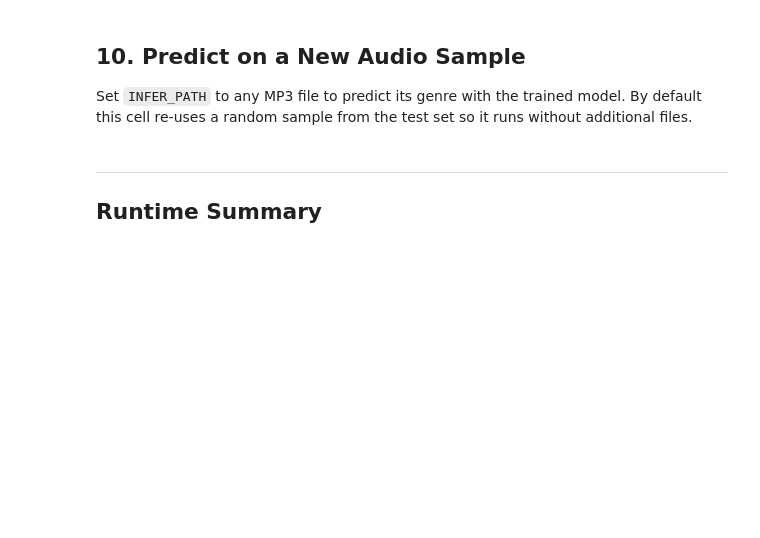
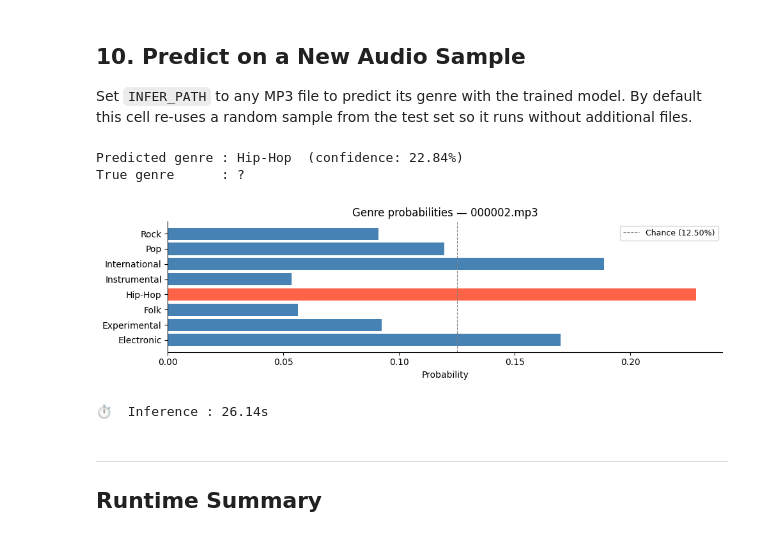
Before and after one commit to howienguyen/machine-learning-1, a Jupyter notebook: MelCNN-MGR/notebooks/baseline_mfcc_cnn_v5.ipynb, the cells around one changed output. Saved outputs shown, nothing was run; the diff lists cells and outputs as text; code cells hidden in the pictures; blank space fills up the shorter version.

```diff
--- a/MelCNN-MGR/notebooks/baseline_mfcc_cnn_v5.ipynb
+++ b/MelCNN-MGR/notebooks/baseline_mfcc_cnn_v5.ipynb
@@ -625,9 +719,27 @@ test_index  = build_mfcc_index(test_df,  "test",       MFCC_CACHE_DIR, NUM_WORKE
 def _usable(df: pd.DataFrame) -> pd.DataFrame:
     return df[df["status"].isin(["ok", "cached"])].reset_index(drop=True)
 
-train_index_u = _usable(train_index)
-val_index_u   = _usable(val_index)
-test_index_u  = _usable(test_index)
+def _purge_corrupt(index_df: pd.DataFrame, expected_shape: tuple) -> pd.DataFrame:
+    """Drop index rows whose cached .npy is missing or corrupt; delete the bad files."""
+    ok_mask = []
+    n_corrupt = 0
+    for p in index_df["mfcc_path"]:
+        valid = _is_valid_npy(Path(p), expected_shape)
+        ok_mask.append(valid)
+        if not valid:
+            n_corrupt += 1
+            print(f"  [WARN] Corrupt/missing cache entry deleted: {p}")
+            try:
+                Path(p).unlink(missing_ok=True)
+            except Exception:
+                pass
+    if n_corrupt:
+        print(f"  Purged {n_corrupt} corrupt/missing cache entries (will be re-extracted on next run).")
+    return index_df[ok_mask].reset_index(drop=True)
+
+train_index_u = _purge_corrupt(_usable(train_index), MFCC_SHAPE)
+val_index_u   = _purge_corrupt(_usable(val_index),   MFCC_SHAPE)
+test_index_u  = _purge_corrupt(_usable(test_index),  MFCC_SHAPE)
 
 print("\nUsable rows:")
 print(f"  train: {len(train_index_u):,} / {len(train_index):,}")
@@ -1072,7 +1285,7 @@ additional files.
 # %%
 _t0 = _time_module.perf_counter()
 
-INFER_PATH = None   # e.g. Path("/path/to/my_track.mp3")
+INFER_PATH = "../../FMA/fma_medium/000/000002.mp3"   # e.g. Path("/path/to/my_track.mp3")
 
 if INFER_PATH is None:
     rng_idx    = np.random.randint(len(test_df))
@@ -1080,10 +1293,11 @@ if INFER_PATH is None:
     true_genre = test_df.iloc[rng_idx]["genre_top"]
     print(f"Using test sample: {INFER_PATH.name}  (true genre: {true_genre})")
 else:
+    INFER_PATH = Path(INFER_PATH)
     true_genre = "?"
 
 try:
-    y = _load_audio_simple(Path(INFER_PATH), sr=SAMPLE_RATE, mono=True, duration=30.0)
+    y = _load_audio_simple(INFER_PATH, sr=SAMPLE_RATE, mono=True, duration=30.0)
     ok, reason = _sanity_check_audio(y, SAMPLE_RATE)
     if not ok:
         raise ValueError(f"sanity_check_failed:{reason}")
@@ -1091,33 +1305,38 @@ try:
 except Exception as exc:
     print(f"Could not load/extract MFCC: {exc}")
     mfcc = None
 
 if mfcc is not None:
     x_infer = ((mfcc[np.newaxis, ..., np.newaxis] - mu) / std).astype(np.float32)
 
     probs      = model.predict(x_infer, verbose=0)[0]
     pred_idx   = int(np.argmax(probs))
     pred_genre = GENRE_CLASSES[pred_idx]
     confidence = float(probs[pred_idx])
 
     print(f"\nPredicted genre : {pred_genre}  (confidence: {confidence:.2%})")
     print(f"True genre      : {true_genre}")
 
     fig, ax = plt.subplots(figsize=(10, 3))
     colors = ["steelblue" if g != pred_genre else "tomato" for g in GENRE_CLASSES]
     ax.barh(GENRE_CLASSES, probs, color=colors)
     ax.set_xlabel("Probability")
     ax.set_title(f"Genre probabilities — {INFER_PATH.name}")
     ax.axvline(1 / N_CLASSES, color="grey", linestyle="--", linewidth=0.8,
                label=f"Chance ({1/N_CLASSES:.2%})")
     ax.legend(fontsize=9)
     for spine in ["top", "right"]:
         ax.spines[spine].set_visible(False)
     plt.tight_layout()
     plt.show()
 
 _section_times["10. Inference (refactor)"] = _time_module.perf_counter() - _t0
 print(f"\n⏱  Inference : {_section_times['10. Inference (refactor)']:.2f}s")
+# %% [output]
+Predicted genre : Hip-Hop  (confidence: 22.84%)
+True genre      : ?
+[figure, added]
+⏱  Inference : 26.14s
 # %% [markdown]
 ---
 
```
Also changed, not shown: parts of 16 cells of this notebook, 10 other files.
